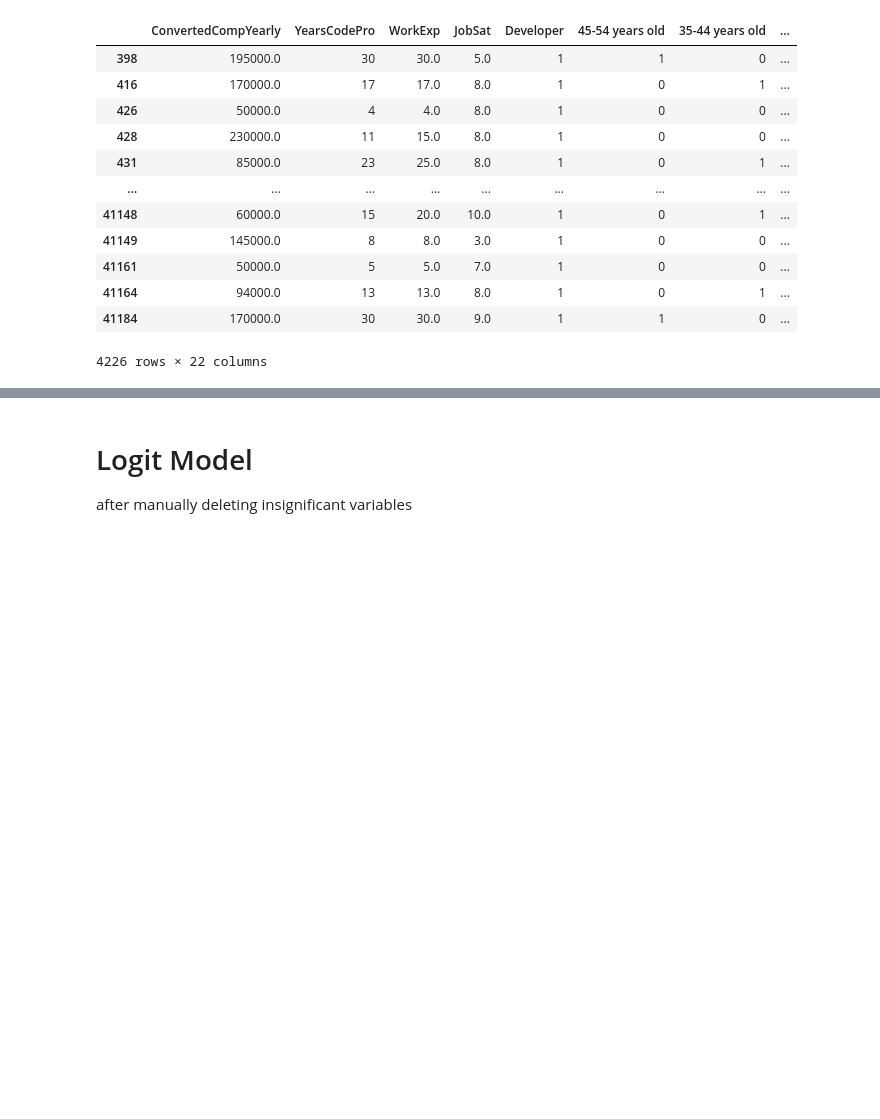
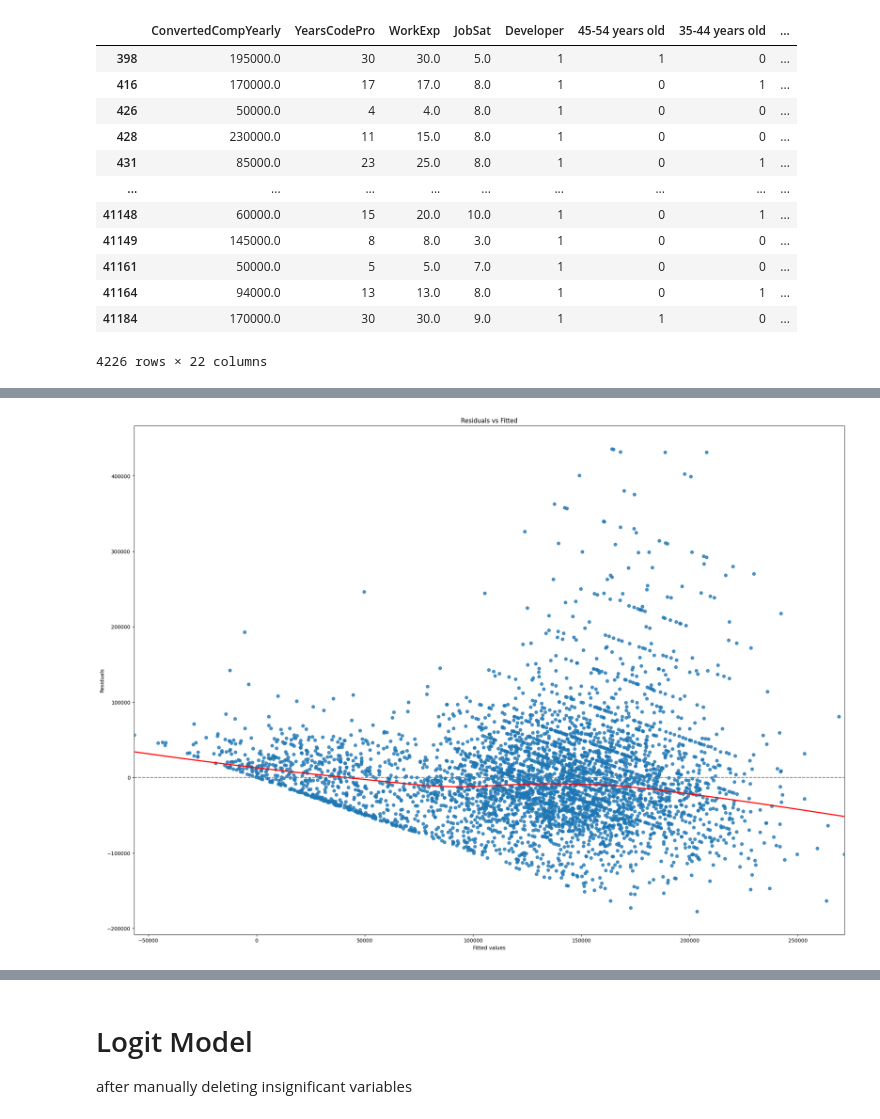
Before and after one commit to MariaOnyshchuk/econometrics, a Jupyter notebook: dev_compensations.ipynb, the cells around one changed output, grey strips where cells are left out. Cells and saved outputs as stored; diff of their text form; code cells hidden in the pictures; blank space fills up the shorter version.

```diff
--- a/dev_compensations.ipynb
+++ b/dev_compensations.ipynb
@@ -617,0 +645,10 @@ Notes:
+# %%
+model_df = model_df.apply(pd.to_numeric, errors='coerce')
+
+y = model_df['ConvertedCompYearly']
+X = model_df
+X=X.drop('ConvertedCompYearly', axis=1)
+X = sm.add_constant(X)
+model = sm.OLS(y, X).fit()
+
+print(model.summary())
@@ -617,0 +673,11 @@ Notes:
+# %%
+fitted_vals = model.fittedvalues
+residuals = model.resid
+sns.residplot(x=fitted_vals, y=residuals, lowess=True, line_kws={'color': 'red'})
+plt.xlabel("Fitted values")
+plt.ylabel("Residuals")
+plt.title("Residuals vs Fitted")
+plt.axhline(0, linestyle='--', color='gray')
+plt.show()
+# %% [output]
+[figure, added]
```
Also changed, not shown: parts of 23 cells of this notebook.
